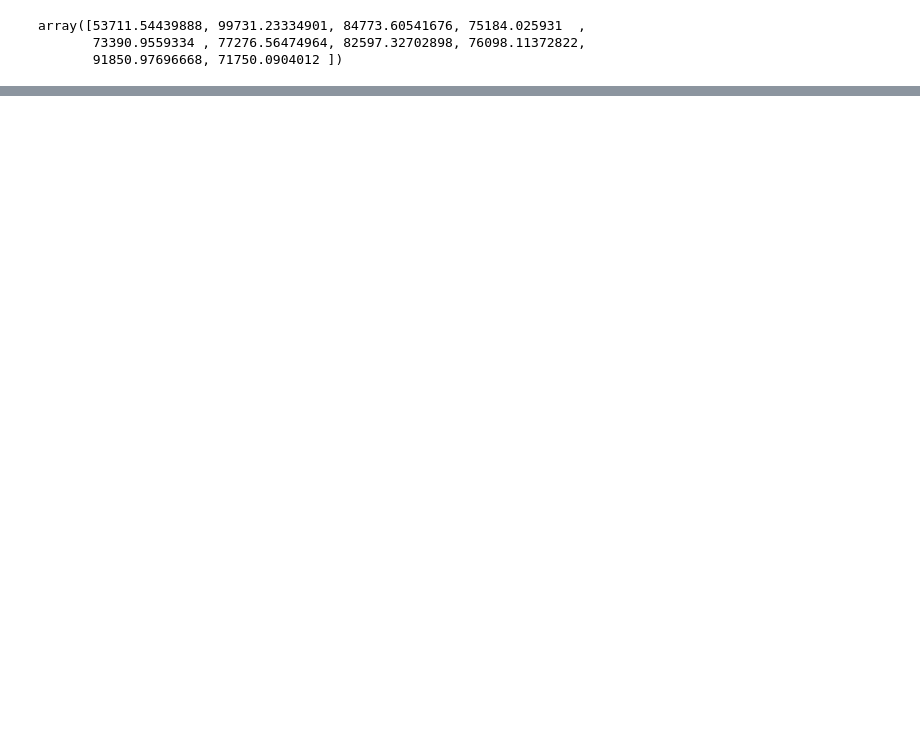
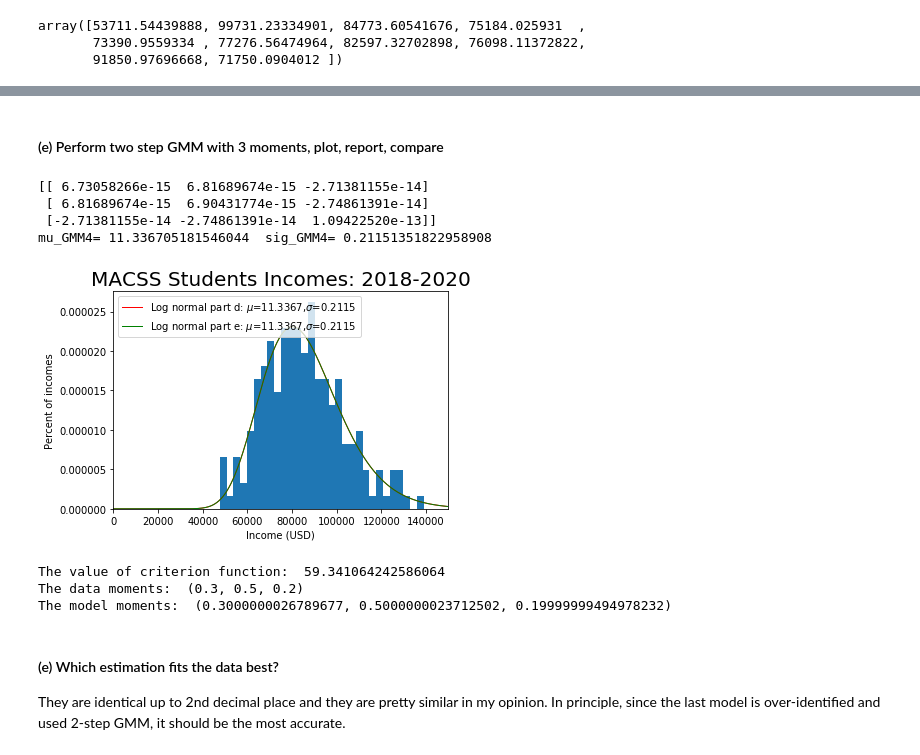
Before and after one commit to UC-MACSS/persp-model_W18, a Jupyter notebook: Students/LiR/PS3/PS3 Li Ruixue.ipynb, the cells around one changed output, grey strips where cells are left out. Drawn from its saved outputs; the diff is of its cells as text; code cells hidden in the pictures; blank space fills up the shorter version.

```diff
--- a/Students/LiR/PS3/PS3 Li Ruixue.ipynb
+++ b/Students/LiR/PS3/PS3 Li Ruixue.ipynb
@@ -32,0 +273,42 @@ plt.xlim([0, 150000])  # This gives the xmin and xmax to be plotted"
+# %% [markdown]
+#### (e) Perform two step GMM with 3 moments, plot, report, compare
+# %%
+err2 = err_vec2(pts, mu_GMM3, sig_GMM3, cutoff, False)
+VCV3 = np.dot(err2, err2.T) / pts.shape[0]
+print(VCV3)
+W_hat3 = lin.pinv(VCV3)
+params_init = np.array([mu_GMM3, sig_GMM3])
+gmm_args = (pts, cutoff, W_hat3)
+results4 = opt.minimize(criterion2, params_init, args=(gmm_args),
+                       method='L-BFGS-B', bounds=((None, None), (1e-10, None)))
+mu_GMM4, sig_GMM4 = results4.x
+print('mu_GMM4=', mu_GMM4, ' sig_GMM4=', sig_GMM4)
+
+plt.hist(pts, 30, normed=True)
+dist_pts = np.linspace(1, 150000, 500)
+plt.plot(dist_pts, lognorm_pdf(dist_pts, mu_GMM3, sig_GMM3, cutoff),
+         linewidth=1, color='r', label='Log normal part d: $\mu$={:.4f},$\sigma$={:.4f}'.format(mu_GMM3, sig_GMM3))
+plt.plot(dist_pts, lognorm_pdf(dist_pts, mu_GMM4, sig_GMM4, cutoff),
+         linewidth=1, color='g', label='Log normal part e: $\mu$={:.4f},$\sigma$={:.4f}'.format(mu_GMM4, sig_GMM4))
+plt.legend(loc='upper left')
+
+plt.title('MACSS Students Incomes: 2018-2020', fontsize=20)
+plt.xlabel('Income (USD)')
+plt.ylabel('Percent of incomes')
+plt.xlim([0, 150000])
+plt.show()
+print("The value of criterion function: ", float(results4.fun))
+print('The data moments: ', data_moments2(pts))
+print('The model moments: ', model_moments2(mu_GMM4, sig_GMM4, cutoff))
+# %% [output]
+[[ 6.73058266e-15  6.81689674e-15 -2.71381155e-14]
+ [ 6.81689674e-15  6.90431774e-15 -2.74861391e-14]
+ [-2.71381155e-14 -2.74861391e-14  1.09422520e-13]]
+mu_GMM4= 11.336705181546044  sig_GMM4= 0.21151351822958908
+[figure, added]
+The value of criterion function:  59.341064242586064
+The data moments:  (0.3, 0.5, 0.2)
+The model moments:  (0.3000000026789677, 0.5000000023712502, 0.19999999494978232)
+# %% [markdown]
+#### (e) Which estimation fits the data best?
+They are identical up to 2nd decimal place and they are pretty similar in my opinion. In principle, since the last model is over-identified and used 2-step GMM, it should be the most accurate.
```
Also changed, not shown: parts of 14 cells of this notebook.
